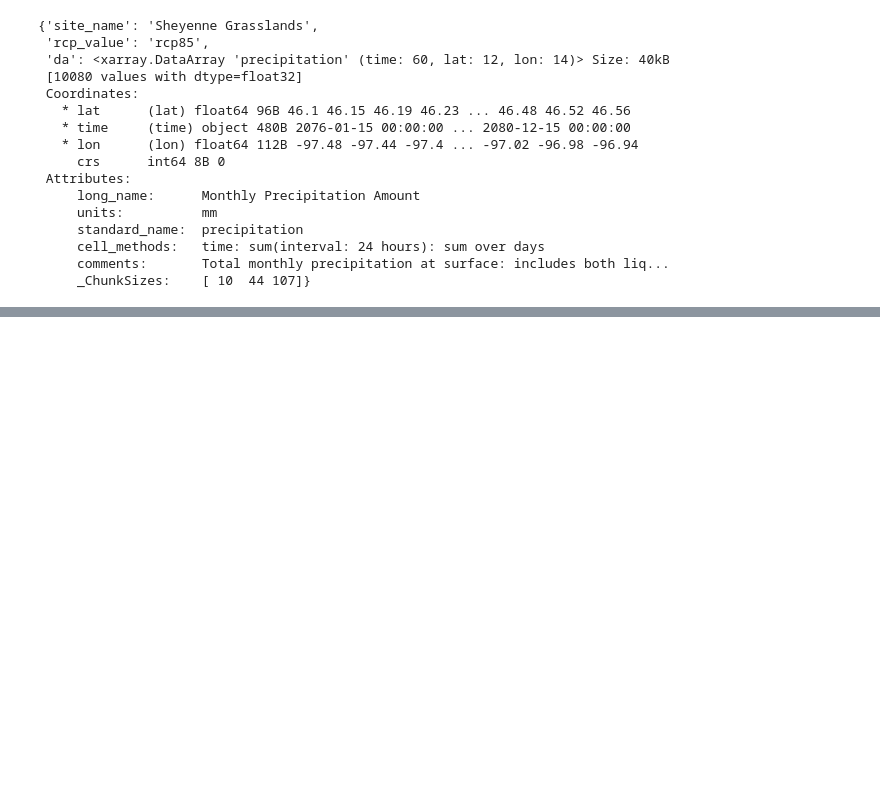
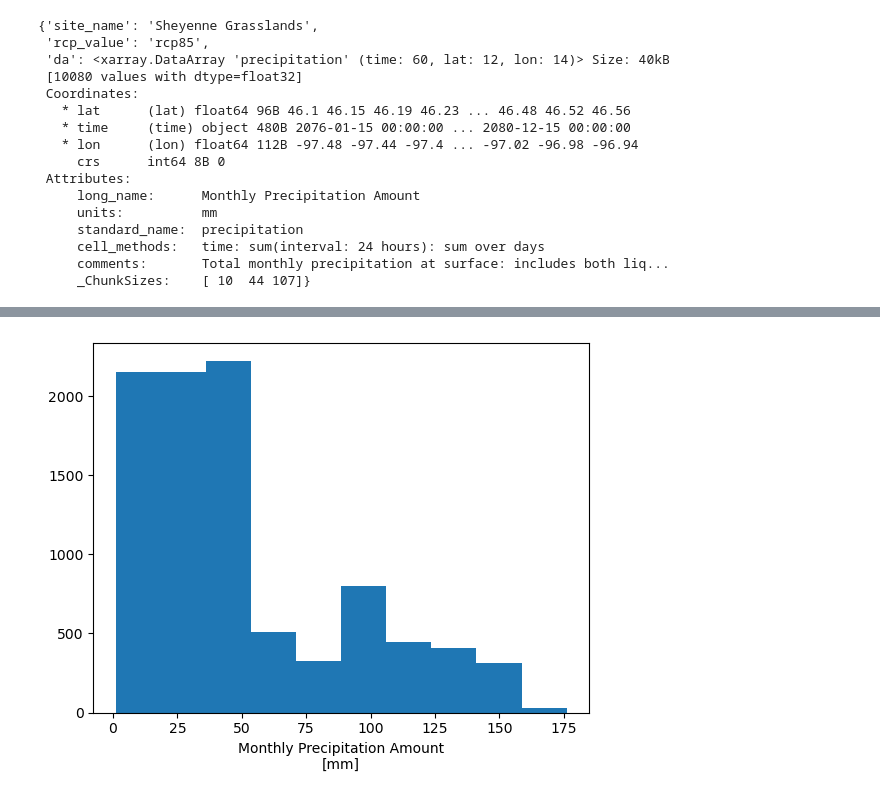
Before and after one commit to hanried/habitat-suitability, a Jupyter notebook: 03-habitat-suitability-climate.ipynb, the cells around one changed output, grey strips where cells are left out. Saved outputs shown, nothing was run; the diff lists cells and outputs as text; code cells hidden in the pictures; blank space fills up the shorter version.

```diff
--- a/03-habitat-suitability-climate.ipynb
+++ b/03-habitat-suitability-climate.ipynb
@@ -103,0 +141,4 @@ maca_da_list[0]
+# %%
+# Open maca_85_url
+maca_85_xr = xr.open_dataset(maca_85_url)
+maca_85_xr
@@ -103,0 +248,7 @@ maca_da_list[0]
+# %%
+# Convert Grassland Bounds into min and max longitude and latitude values
+sheyenne_lat = [float(sheyenne_grasslands_gdf.total_bounds[1]), float(sheyenne_grasslands_gdf.total_bounds[3])]
+sheyenne_lon = [float(sheyenne_grasslands_gdf.total_bounds[0]), float(sheyenne_grasslands_gdf.total_bounds[2])]
+# Notice that the longitude values have negative numbers
+# we need these values in a global crs so we can subtract from 360
+sheyenne_lat, sheyenne_lon
@@ -103,0 +258,5 @@ maca_da_list[0]
+# %%
+# The netcdf files use a global lat/lon so adjust values accordingly
+sheyenne_lon[0] = sheyenne_lon[0] + 360
+sheyenne_lon[1] = sheyenne_lon[1] + 360
+sheyenne_lon
@@ -103,0 +265,6 @@ maca_da_list[0]
+# %%
+# Slice the data by spatial extent
+sheyenne_85_xr = maca_85_xr["precipitation"].sel(
+    lon=slice(sheyenne_lon[0], sheyenne_lon[1]),
+    lat=slice(sheyenne_lat[0], sheyenne_lat[1]))
+sheyenne_85_xr
@@ -103,0 +286,6 @@ maca_da_list[0]
+# %%
+sheyenne_85_xr.plot()
+plt.show()
+# The plot is a histogram showing the spread of monthly precipitation amounts (mm) over time for rcp 8.5 in the sheyenne grasslands.
+# %% [output]
+[figure, added]
```
Also changed, not shown: parts of 27 cells of this notebook.
